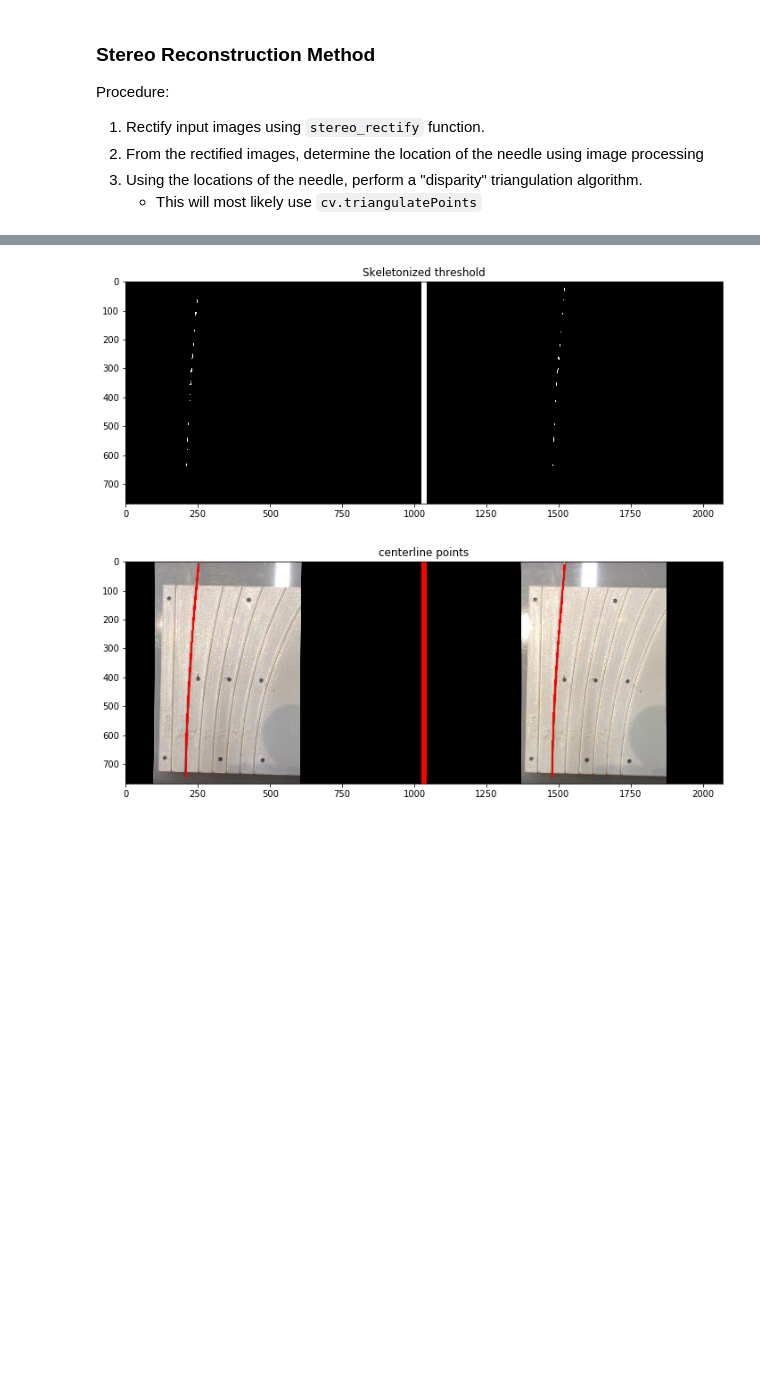
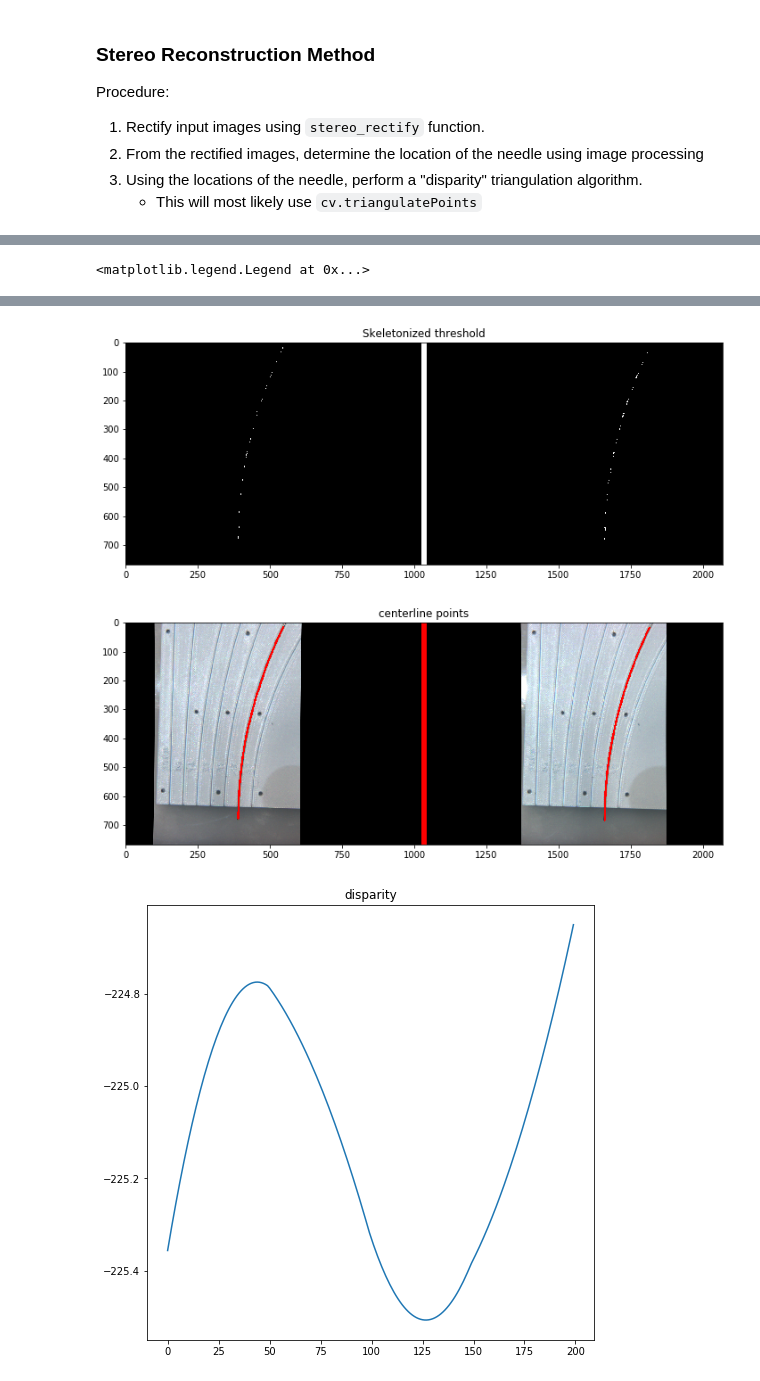
Before and after one commit to dlezcan1/AMIRo-cv, a Jupyter notebook: src/NeedleCompVision.ipynb, the cells around one changed output, grey strips where cells are left out. Saved outputs shown, nothing was run; the diff lists cells and outputs as text; code cells hidden in the pictures; blank space fills up the shorter version.

Commit message:
Added matlab scripts and prototype 3-d reconstruction

```diff
--- a/src/NeedleCompVision.ipynb
+++ b/src/NeedleCompVision.ipynb
@@ -1183,10 +1195,9 @@ def stereomatch_needle2( left_conts, right_conts, method = "tip-count", col:int
     # if
 
     elif method == 'disparity':
-        if bpline_l is None or bspline_r is None:
+        if bspline_l is None or bspline_r is None:
             # match from tip (bottom most point | largest number)
             uniq_ax = np.unique(np.append(pts_l[:,col], pts_r[:,col])) # unique values in the columns
-#             uniq_ax[::-1].sort() # sort from highest to lowest
 
             left_matches = np.zeros((0,2))
             right_matches = np.zeros((0,2))
@@ -1204,6 +1215,23 @@ def stereomatch_needle2( left_conts, right_conts, method = "tip-count", col:int
                     right_matches = np.append(right_matches, match_r, axis=0)
 
             # for
+        # if
+
+        else:
+#             s1 = np.linspace(0, 1, 200)
+#             y1_l = bspline_l._unscale(s1)
+#             y1_r = bspline_r._unscale(s2)
+
+            # determine bounds on y-axis
+            y_min = max(bspline_l.qmin, bspline_r.qmin)
+            y_max = min(bspline_r.qmax, bspline_r.qmax)
+
+            y = np.linspace(y_min, y_max, 200)
+
+            # get the x-coordinates of each b-spline
+            left_matches = np.vstack((bspline_l(y), y)).T
+            right_matches = np.vstack((bspline_r(y), y)).T
+
 
     # elif
 
@@ -1358,6 +1345,7 @@ def needle_reconstruction2(img_left, img_right, stereo_params,
     bspl_k = 2
     out_thresh = 1.25
     n_neigh = 60
+
     pts_l, bspline_l = centerline_from_contours2( conts_l,
                                                   len_thresh = len_thresh,
                                                   bspline_k = bspl_k,
@@ -1369,6 +1357,15 @@ def needle_reconstruction2(img_left, img_right, stereo_params,
                                                   bspline_k = bspl_k,
                                                   outlier_thresh = out_thresh,
                                                   num_neigbors = n_neigh )
+
+    # stereo matching
+    pts_l_match, pts_r_match = stereomatch_needle2(pts_l, pts_r, method='disparity',
+                                                   bspline_l=bspline_l, bspline_r=bspline_r)
+
+    # stereo triangulation
+    pts_3d = cv.triangulatePoints(stereo_params['P1'], stereo_params['P2'], pts_l_match.T, pts_r_match.T)
+    pts_3d /= pts_3d[-1,:]
+    pts_3d = pts_3d.T
 
 
 
@@ -1392,10 +1389,22 @@ def needle_reconstruction2(img_left, img_right, stereo_params,
         plt.imshow(imconcat(left_rect_draw, right_rect_draw, [255, 0, 0]))
         plt.title('centerline points')
 
+
+        fig = plt.figure(figsize=(8,8))
+        plt.plot(pts_l_match[:,0] - pts_r_match[:,0])
+        plt.title('disparity')
+
+        fig = plt.figure(figsize=(8,8))
+        ax = plt.gca(projection='3d')
+        ax.plot(pts_3d[:,0], pts_3d[:,1], pts_3d[:,2])
+        plt.title('3-D reconstruction')
+
+
     # if
 
 
-    return left_rect, right_rect, left_thresh, right_thresh, boroi_l_mapped, boroi_r_mapped
+#     return left_rect, right_rect, left_thresh, right_thresh, boroi_l_mapped, boroi_r_mapped
+    return pts_3d, pts_l, pts_r, bspline_l, bspline_r
 
 # needle_reconstruction2
 
@@ -1406,7 +1415,31 @@ roi_all = []
 roi_l = [[0, 210], [-1, 700]]
 roi_r = [[roi_l[0][0], roi_l[0][1] + 25], [roi_l[1][0], roi_l[1][1] + 25]]
 
-l_rect, r_rect, l_ret, r_ret, borm_l, borm_r = needle_reconstruction2(left_img, right_img, stereo_params, roi_l=roi_l, roi_r=roi_r, alpha=0.5, recalc_stereo=True, proc_show=True)
+# l_rect, r_rect, l_ret, r_ret, borm_l, borm_r = needle_reconstruction2(left_img, right_img, stereo_params, roi_l=roi_l, roi_r=roi_r, alpha=0.5, recalc_stereo=True, proc_show=True)
+pts_3d, pts_l, pts_r, bspline_l, bspline_r = needle_reconstruction2(left_img, right_img, stereo_params,
+                                                            roi_l=roi_l, roi_r=roi_r,
+                                                            alpha=0.5, recalc_stereo=True, proc_show=True)
+
+
+pts_l_match, pts_r_match = stereomatch_needle2(pts_l, pts_r, method='disparity', bspline_l=bspline_l, bspline_r=bspline_r)
+
+plt.figure(figsize=(8,8))
+plt.plot(pts_l[:,0], pts_l[:,1], 'k-', linewidth=6)
+plt.plot(pts_l_match[:,0], pts_l_match[:,1], 'g-', linewidth=3)
+plt.title('left matches')
+plt.legend(['points determined', 'matched points'])
+
+plt.figure(figsize=(8,8))
+plt.plot(pts_r[:,0], pts_r[:,1], 'k-', linewidth=6)
+plt.plot(pts_r_match[:,0], pts_r_match[:,1], 'g-', linewidth=3)
+plt.title('right matches')
+plt.legend(['points determined', 'matched points'])
+
+plt.figure(figsize=(8,8))
+plt.plot(pts_l_match[:,0], pts_l_match[:,1],  linewidth=3)
+plt.plot(pts_r_match[:,0], pts_r_match[:,1],  linewidth=3)
+plt.title('left-right matches')
+plt.legend(['left', 'right'])
 # %% [output]
 [[1.87576720e+03 0.00000000e+00 5.05920929e+02 0.00000000e+00]
  [0.00000000e+00 1.87576720e+03 4.00898312e+02 0.00000000e+00]
@@ -1418,3 +1451,4 @@ l_rect, r_rect, l_ret, r_ret, borm_l, borm_r = needle_reconstruction2(left_img,
 [[     0.              0.              0.         -83936.18504259]
  [     0.              0.              0.              0.        ]
  [     0.              0.              0.              0.        ]]
+<matplotlib.legend.Legend at 0x...>
@@ -1423,2 +1457,3 @@ l_rect, r_rect, l_ret, r_ret, borm_l, borm_r = needle_reconstruction2(left_img,
-[figure, old version]
+[figure, new version]
-[figure, old version]
+[figure, new version]
+[figure, added]
```
Also changed, not shown: parts of 10 cells of this notebook, 11 other files.
